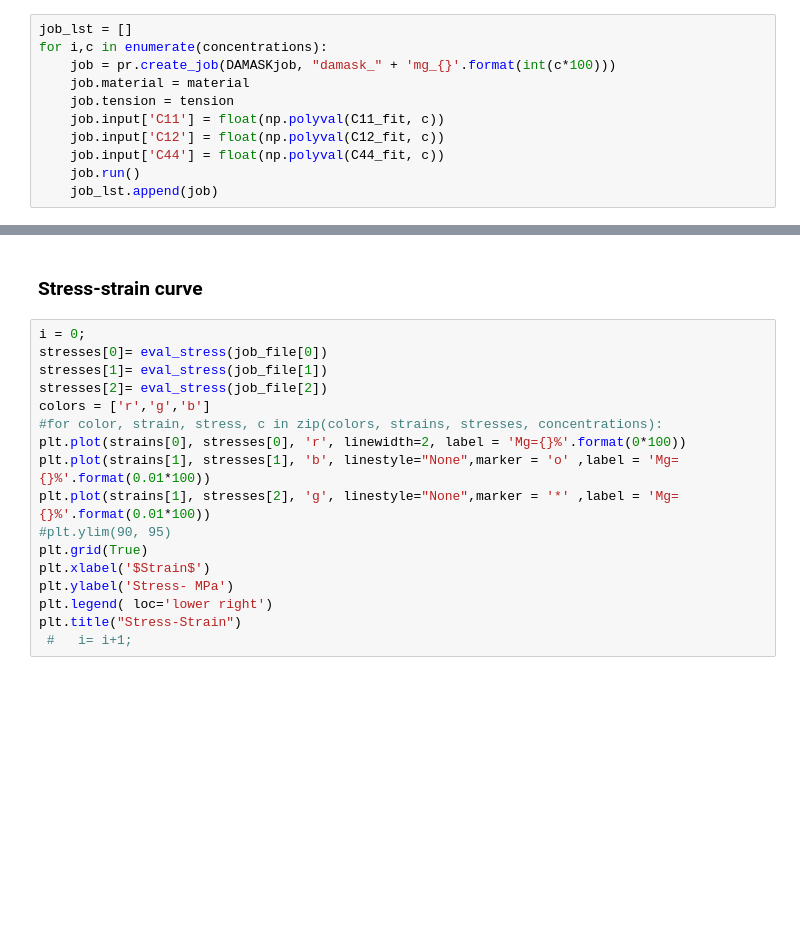
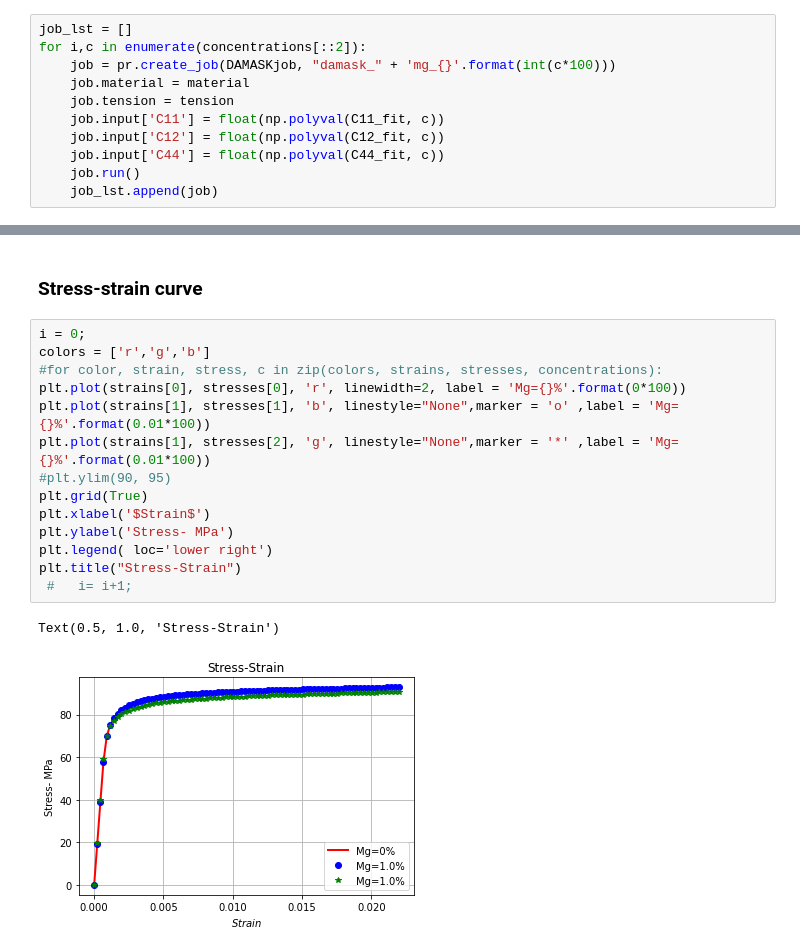
Before and after one commit to srmnitc/pyiron-workflow-damask, a Jupyter notebook: lammps-damask-workflow.ipynb, the cells around one changed output, grey strips where cells are left out. Cells and saved outputs as stored; diff of their text form; blank space fills up the shorter version.

```diff
--- a/lammps-damask-workflow.ipynb
+++ b/lammps-damask-workflow.ipynb
@@ -215,7 +199,7 @@ with open('Examples/tensionX.load') as f:
     tension = f.readlines()
 # %%
 job_lst = []
-for i,c in enumerate(concentrations):
+for i,c in enumerate(concentrations[::2]):
     job = pr.create_job(DAMASKjob, "damask_" + 'mg_{}'.format(int(c*100)))
     job.material = material
     job.tension = tension
@@ -262,18 +317,18 @@ pl.show()
 ### Stress-strain curve
 # %%
 i = 0;
-stresses[0]= eval_stress(job_file[0])
-stresses[1]= eval_stress(job_file[1])
-stresses[2]= eval_stress(job_file[2])
 colors = ['r','g','b']
 #for color, strain, stress, c in zip(colors, strains, stresses, concentrations):
 plt.plot(strains[0], stresses[0], 'r', linewidth=2, label = 'Mg={}%'.format(0*100))
 plt.plot(strains[1], stresses[1], 'b', linestyle="None",marker = 'o' ,label = 'Mg={}%'.format(0.01*100))
 plt.plot(strains[1], stresses[2], 'g', linestyle="None",marker = '*' ,label = 'Mg={}%'.format(0.01*100))
 #plt.ylim(90, 95)
 plt.grid(True)
 plt.xlabel('$Strain$')
 plt.ylabel('Stress- MPa')
 plt.legend( loc='lower right')
 plt.title("Stress-Strain")
  #   i= i+1;
+# %% [output]
+Text(0.5, 1.0, 'Stress-Strain')
+[figure, added]
```
Also changed, not shown: parts of 13 cells of this notebook, 1 other file.
